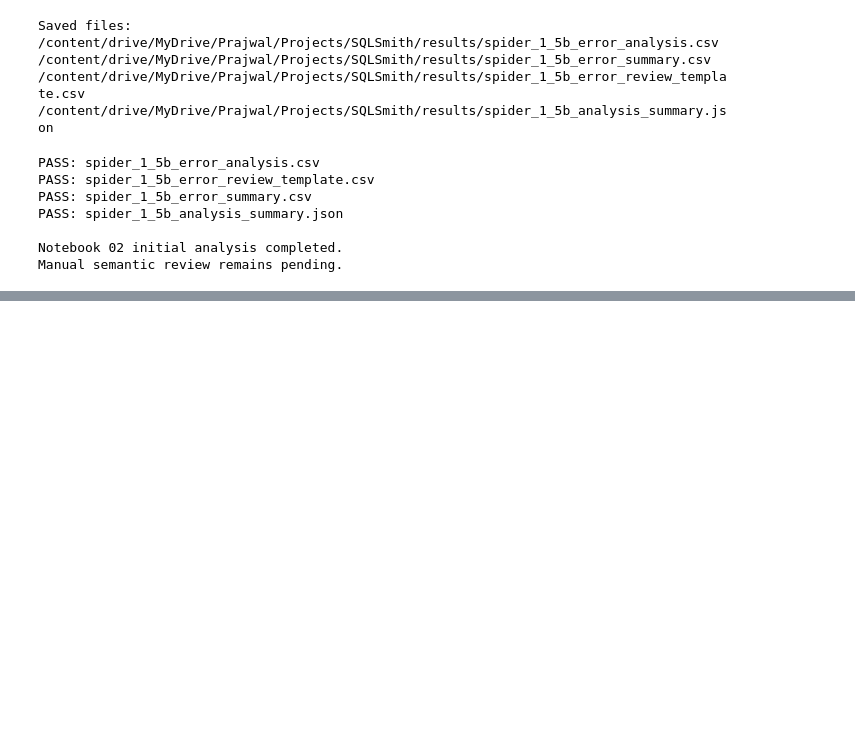
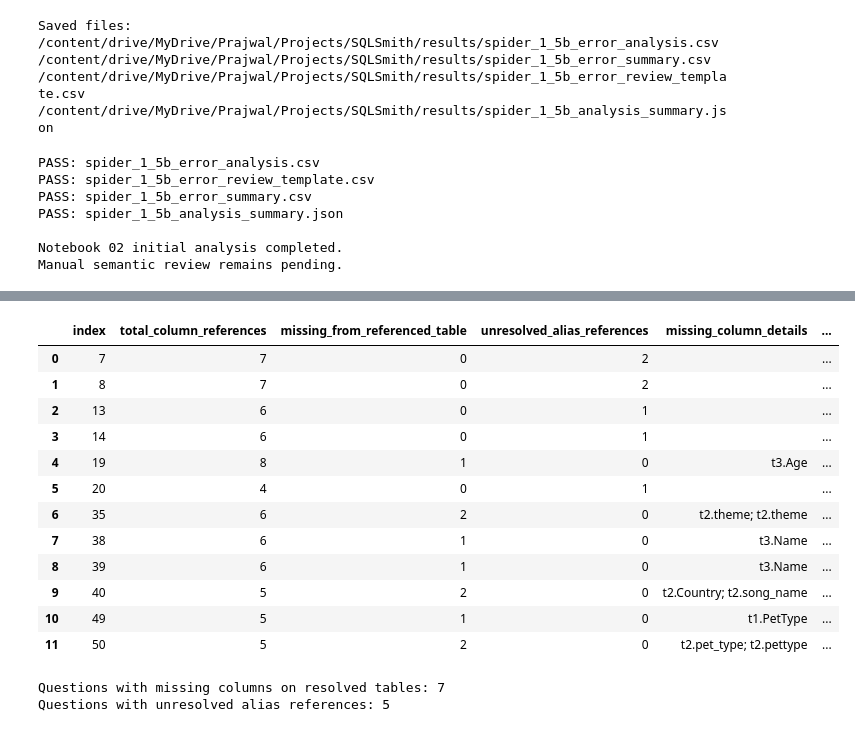
Before and after one commit to Prajwaln08/SQLSmith, a Jupyter notebook: 02_Spider_Error_Analysis.ipynb, the cells around one changed output, grey strips where cells are left out. Drawn from its saved outputs; the diff is of its cells as text; code cells hidden in the pictures; blank space fills up the shorter version.

```diff
--- a/02_Spider_Error_Analysis.ipynb
+++ b/02_Spider_Error_Analysis.ipynb
@@ -480,0 +1694,79 @@ Manual semantic review remains pending.
+# %%
+
+column_case_rows = []
+
+for question_id, group in ownership_df.groupby("index"):
+
+    issues = group["issue"].value_counts()
+
+    missing = group[
+        group["issue"]
+        == "Column missing from referenced table"
+    ]
+
+    unresolved = group[
+        group["issue"]
+        == "Unknown or derived table alias"
+    ]
+
+    column_case_rows.append({
+        "index": question_id,
+        "total_column_references": len(group),
+        "missing_from_referenced_table": len(missing),
+        "unresolved_alias_references": len(unresolved),
+        "missing_column_details": "; ".join(
+            missing["alias"].astype(str)
+            + "."
+            + missing["column"].astype(str)
+        ),
+        "unresolved_alias_details": "; ".join(
+            unresolved["alias"].astype(str)
+            + "."
+            + unresolved["column"].astype(str)
+        ),
+        "requires_manual_scope_review": (
+            len(unresolved) > 0
+        )
+    })
+
+column_case_summary = pd.DataFrame(
+    column_case_rows
+).sort_values("index")
+
+display(column_case_summary)
+
+print(
+    "Questions with missing columns on resolved tables:",
+    int(
+        (
+            column_case_summary[
+                "missing_from_referenced_table"
+            ] > 0
+        ).sum()
+    )
+)
+
+print(
+    "Questions with unresolved alias references:",
+    int(
+        column_case_summary[
+            "requires_manual_scope_review"
+        ].sum()
+    )
+)
+# %% [output]
+|  | index | total_column_references | missing_from_referenced_table | unresolved_alias_references | missing_column_details | ... |
+| 0 | 7 | 7 | 0 | 2 |  | ... |
+| 1 | 8 | 7 | 0 | 2 |  | ... |
+| 2 | 13 | 6 | 0 | 1 |  | ... |
+| 3 | 14 | 6 | 0 | 1 |  | ... |
+| 4 | 19 | 8 | 1 | 0 | t3.Age | ... |
+| 5 | 20 | 4 | 0 | 1 |  | ... |
+| 6 | 35 | 6 | 2 | 0 | t2.theme; t2.theme | ... |
+| 7 | 38 | 6 | 1 | 0 | t3.Name | ... |
+| 8 | 39 | 6 | 1 | 0 | t3.Name | ... |
+| 9 | 40 | 5 | 2 | 0 | t2.Country; t2.song_name | ... |
+| 10 | 49 | 5 | 1 | 0 | t1.PetType | ... |
+| 11 | 50 | 5 | 2 | 0 | t2.pet_type; t2.pettype | ... |
+Questions with missing columns on resolved tables: 7
+Questions with unresolved alias references: 5
```
Also changed, not shown: parts of 50 cells of this notebook.
